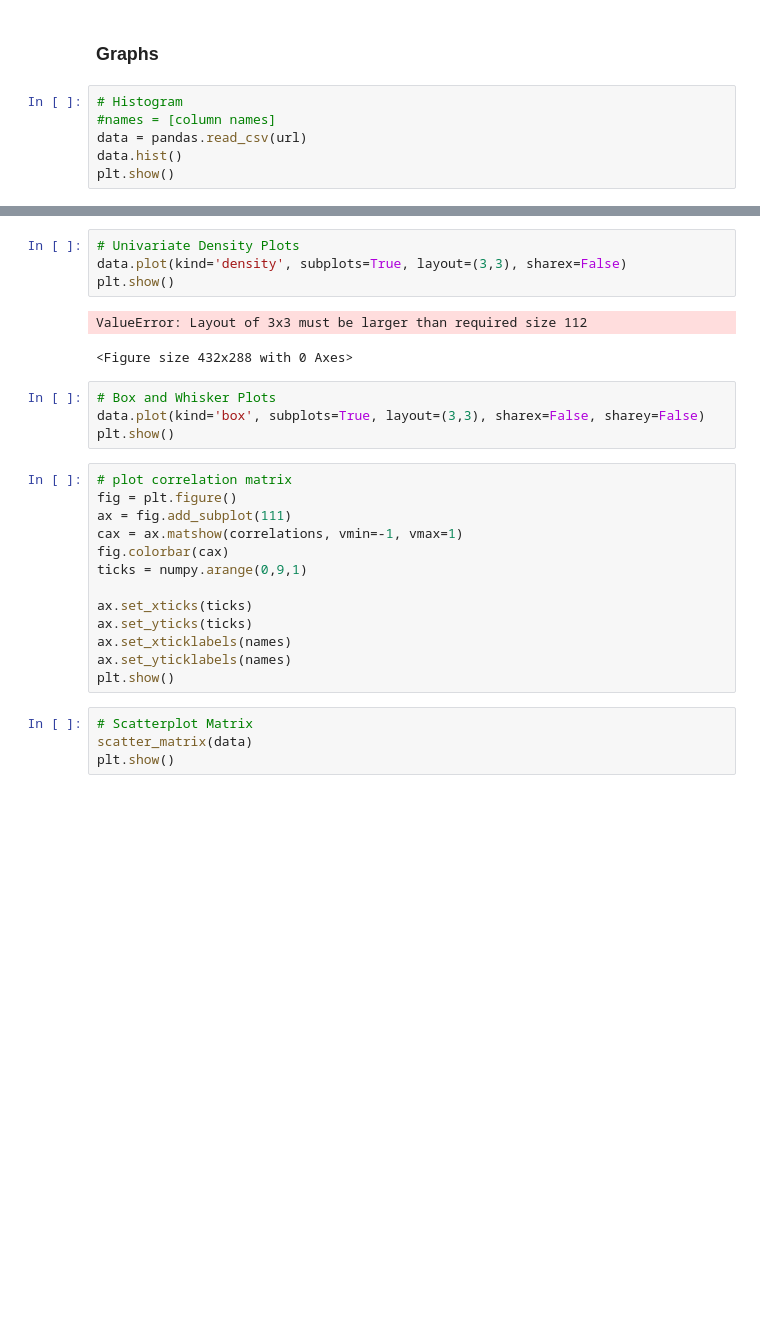
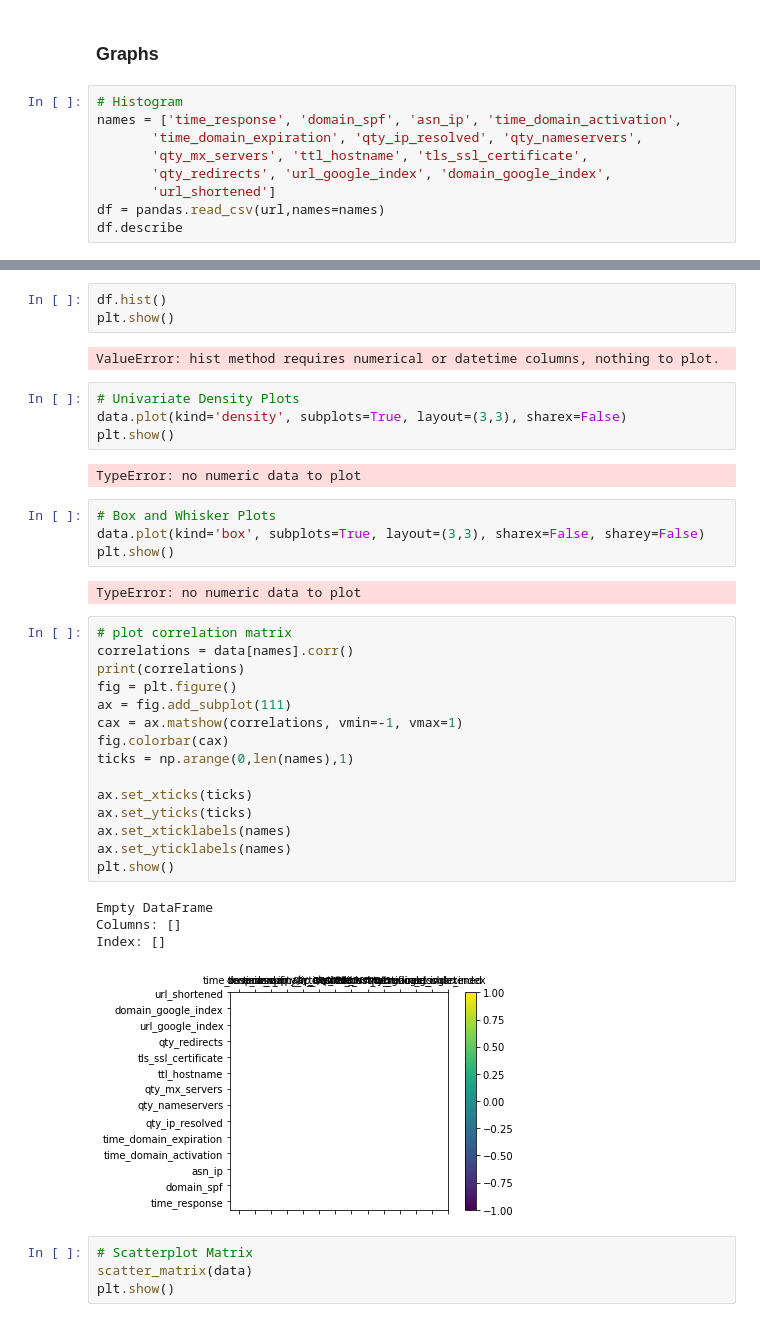
Before and after one commit to Ahmed-Umer02/Phishing-Detection, a Jupyter notebook: Model Building.ipynb, the cells around one changed output, grey strips where cells are left out. Saved outputs shown, nothing was run; the diff lists cells and outputs as text; blank space fills up the shorter version.

```diff
--- a/Model Building.ipynb
+++ b/Model Building.ipynb
@@ -37,8 +38,11 @@ data.head()
 ### Graphs
 # %%
 # Histogram
-#names = [column names]
-data = pandas.read_csv(url)
-data.hist()
-plt.show()
+names = ['time_response', 'domain_spf', 'asn_ip', 'time_domain_activation',
+       'time_domain_expiration', 'qty_ip_resolved', 'qty_nameservers',
+       'qty_mx_servers', 'ttl_hostname', 'tls_ssl_certificate',
+       'qty_redirects', 'url_google_index', 'domain_google_index',
+       'url_shortened']
+df = pandas.read_csv(url,names=names)
+df.describe
 # %% [output]
@@ -46,27 +66,40 @@ SyntaxError: invalid syntax (<ipython-input-8-b5cc4a752531>, line 2)
+# %%
+df.hist()
+plt.show()
+# %% [output]
+ValueError: hist method requires numerical or datetime columns, nothing to plot.
 # %%
 # Univariate Density Plots
 data.plot(kind='density', subplots=True, layout=(3,3), sharex=False)
 plt.show()
 # %% [output]
-ValueError: Layout of 3x3 must be larger than required size 112
+TypeError: no numeric data to plot
-<Figure size 432x288 with 0 Axes>
 # %%
 # Box and Whisker Plots
 data.plot(kind='box', subplots=True, layout=(3,3), sharex=False, sharey=False)
 plt.show()
+# %% [output]
+TypeError: no numeric data to plot
 # %%
 # plot correlation matrix
+correlations = data[names].corr()
+print(correlations)
 fig = plt.figure()
 ax = fig.add_subplot(111)
 cax = ax.matshow(correlations, vmin=-1, vmax=1)
 fig.colorbar(cax)
-ticks = numpy.arange(0,9,1)
+ticks = np.arange(0,len(names),1)
 
 ax.set_xticks(ticks)
 ax.set_yticks(ticks)
 ax.set_xticklabels(names)
 ax.set_yticklabels(names)
 plt.show()
+# %% [output]
+Empty DataFrame
+Columns: []
+Index: []
+[figure, added]
 # %%
 # Scatterplot Matrix
 scatter_matrix(data)
```
Also changed, not shown: parts of 4 cells of this notebook.
